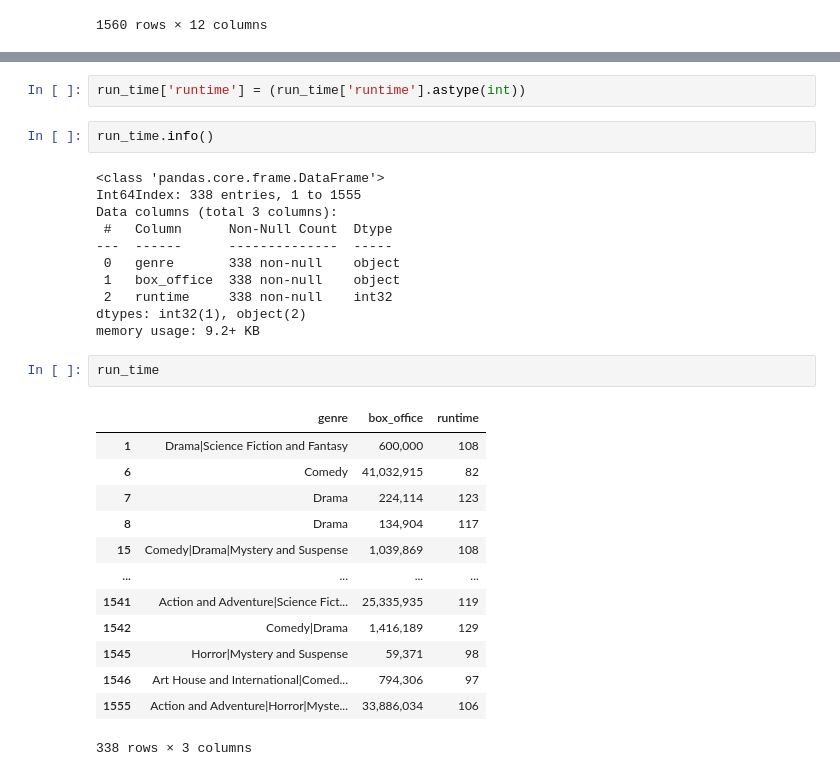
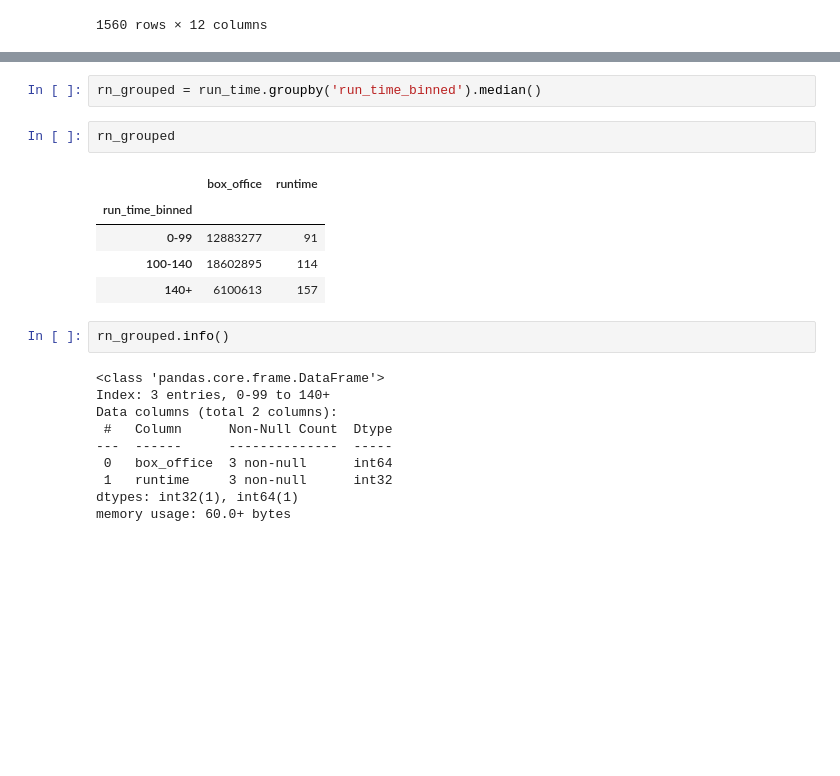
Before and after one commit to claragiurgiu/Microsoft-Movie-Studio-EDA, a Jupyter notebook: Mahum.ipynb, the cells around one changed output, grey strips where cells are left out. Saved outputs shown, nothing was run; the diff lists cells and outputs as text; blank space fills up the shorter version.

```diff
--- a/Mahum.ipynb
+++ b/Mahum.ipynb
@@ -87,31 +208,22 @@ run_time
-# %%
-run_time['runtime'] = (run_time['runtime'].astype(int))
+# %%
+rn_grouped = run_time.groupby('run_time_binned').median()
+# %%
+rn_grouped
+# %% [output]
+|  | box_office | runtime |
+| run_time_binned |  |  |
+| 0-99 | 12883277 | 91 |
+| 100-140 | 18602895 | 114 |
+| 140+ | 6100613 | 157 |
 # %%
-run_time.info()
+rn_grouped.info()
 # %% [output]
 <class 'pandas.core.frame.DataFrame'>
-Int64Index: 338 entries, 1 to 1555
-Data columns (total 3 columns):
+Index: 3 entries, 0-99 to 140+
+Data columns (total 2 columns):
  #   Column      Non-Null Count  Dtype
 ---  ------      --------------  -----
- 0   genre       338 non-null    object
- 1   box_office  338 non-null    object
- 2   runtime     338 non-null    int32
-dtypes: int32(1), object(2)
-memory usage: 9.2+ KB
+ 0   box_office  3 non-null      int64
+ 1   runtime     3 non-null      int32
+dtypes: int32(1), int64(1)
+memory usage: 60.0+ bytes
-# %%
-run_time
-# %% [output]
-|  | genre | box_office | runtime |
-| 1 | Drama|Science Fiction and Fantasy | 600,000 | 108 |
-| 6 | Comedy | 41,032,915 | 82 |
-| 7 | Drama | 224,114 | 123 |
-| 8 | Drama | 134,904 | 117 |
-| 15 | Comedy|Drama|Mystery and Suspense | 1,039,869 | 108 |
-| ... | ... | ... | ... |
-| 1541 | Action and Adventure|Science Fict... | 25,335,935 | 119 |
-| 1542 | Comedy|Drama | 1,416,189 | 129 |
-| 1545 | Horror|Mystery and Suspense | 59,371 | 98 |
-| 1546 | Art House and International|Comed... | 794,306 | 97 |
-| 1555 | Action and Adventure|Horror|Myste... | 33,886,034 | 106 |
-338 rows × 3 columns
```
Also changed, not shown: parts of 23 cells of this notebook.
